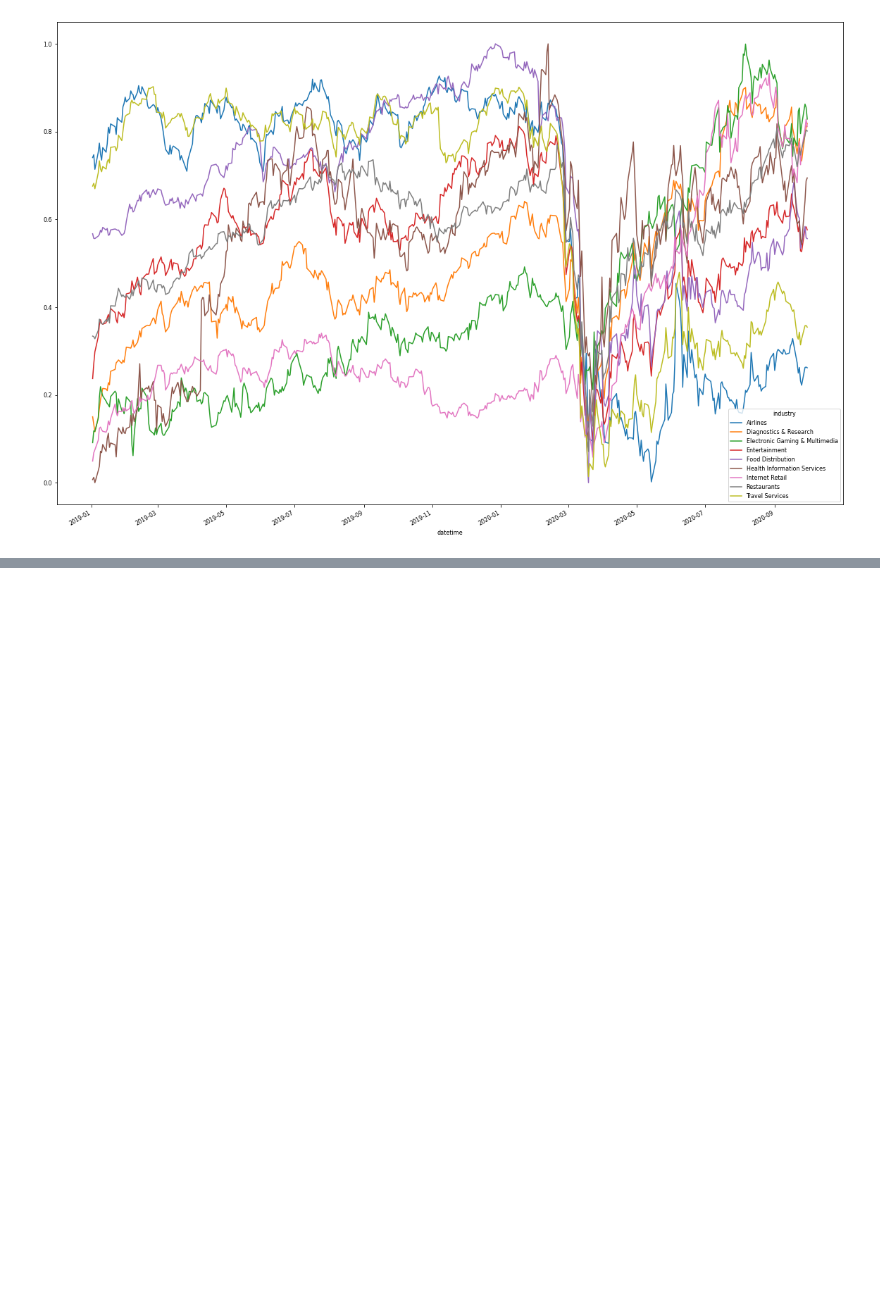
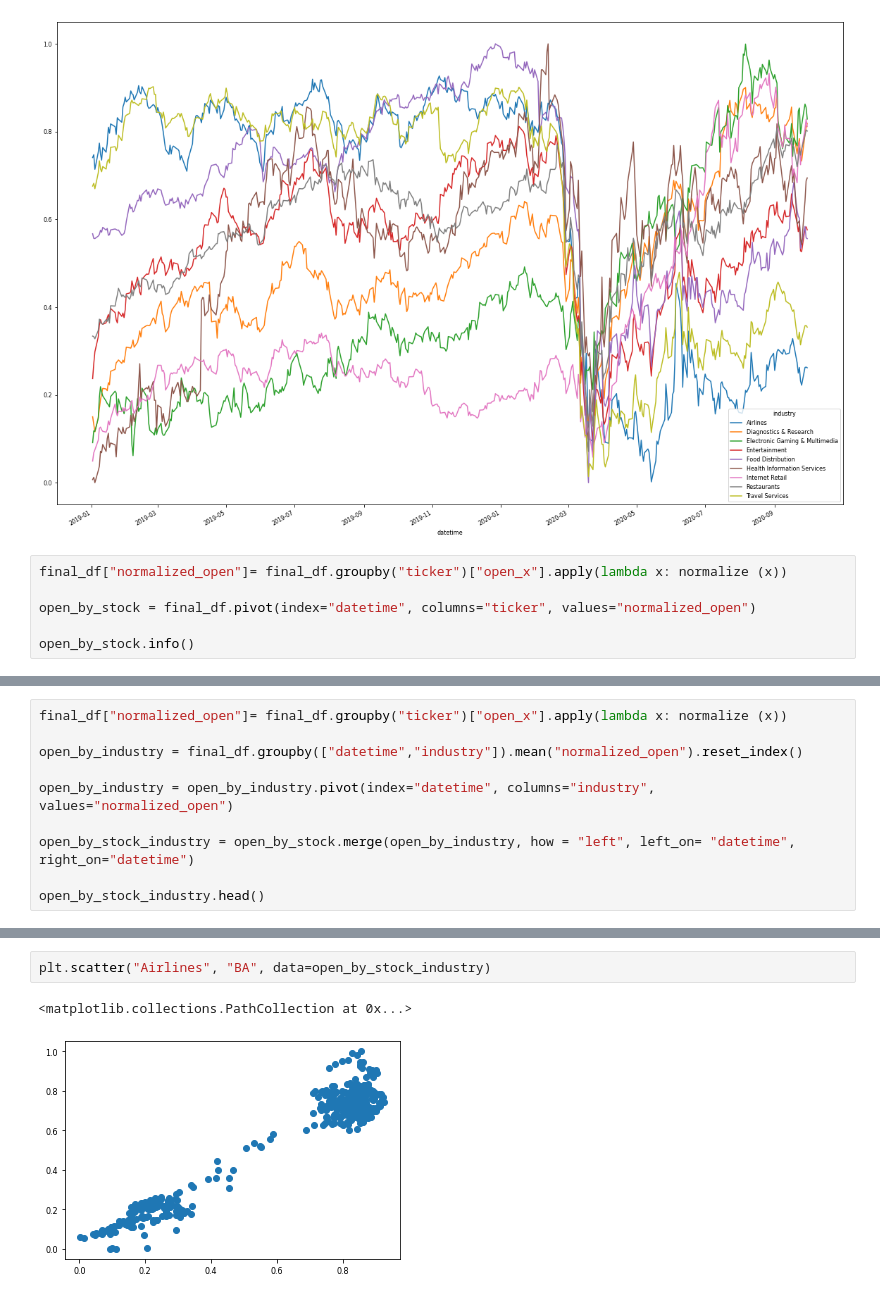
Before and after one commit to veronikahalamkova/da_projekt, a Jupyter notebook: plots_industry.ipynb, the cells around one changed output, grey strips where cells are left out. Saved outputs shown, nothing was run; the diff lists cells and outputs as text; blank space fills up the shorter version.

Commit message:
added scatterplot (industry x stock)

```diff
--- a/plots_industry.ipynb
+++ b/plots_industry.ipynb
@@ -49,3 +57,9 @@ p.plot(ax=ax)
 # %% [output]
 <AxesSubplot:xlabel='datetime'>
 [figure]
+# %%
+final_df["normalized_open"]= final_df.groupby("ticker")["open_x"].apply(lambda x: normalize (x))
+
+open_by_stock = final_df.pivot(index="datetime", columns="ticker", values="normalized_open")
+
+open_by_stock.info()
@@ -51,0 +72,10 @@ p.plot(ax=ax)
+# %%
+final_df["normalized_open"]= final_df.groupby("ticker")["open_x"].apply(lambda x: normalize (x))
+
+open_by_industry = final_df.groupby(["datetime","industry"]).mean("normalized_open").reset_index()
+
+open_by_industry = open_by_industry.pivot(index="datetime", columns="industry", values="normalized_open")
+
+open_by_stock_industry = open_by_stock.merge(open_by_industry, how = "left", left_on= "datetime", right_on="datetime")
+
+open_by_stock_industry.head()
@@ -51,0 +91,5 @@ p.plot(ax=ax)
+# %%
+plt.scatter("Airlines", "BA", data=open_by_stock_industry)
+# %% [output]
+<matplotlib.collections.PathCollection at 0x...>
+[figure, added]
```
Also changed, not shown: parts of 4 cells of this notebook.
